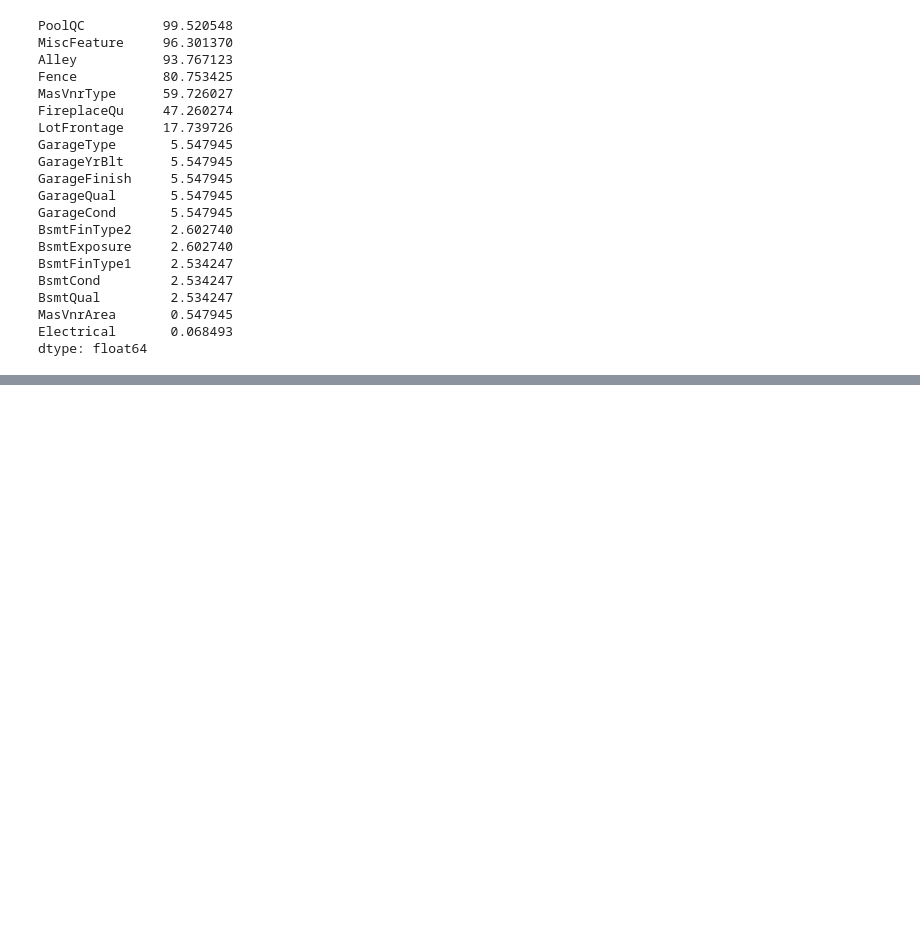
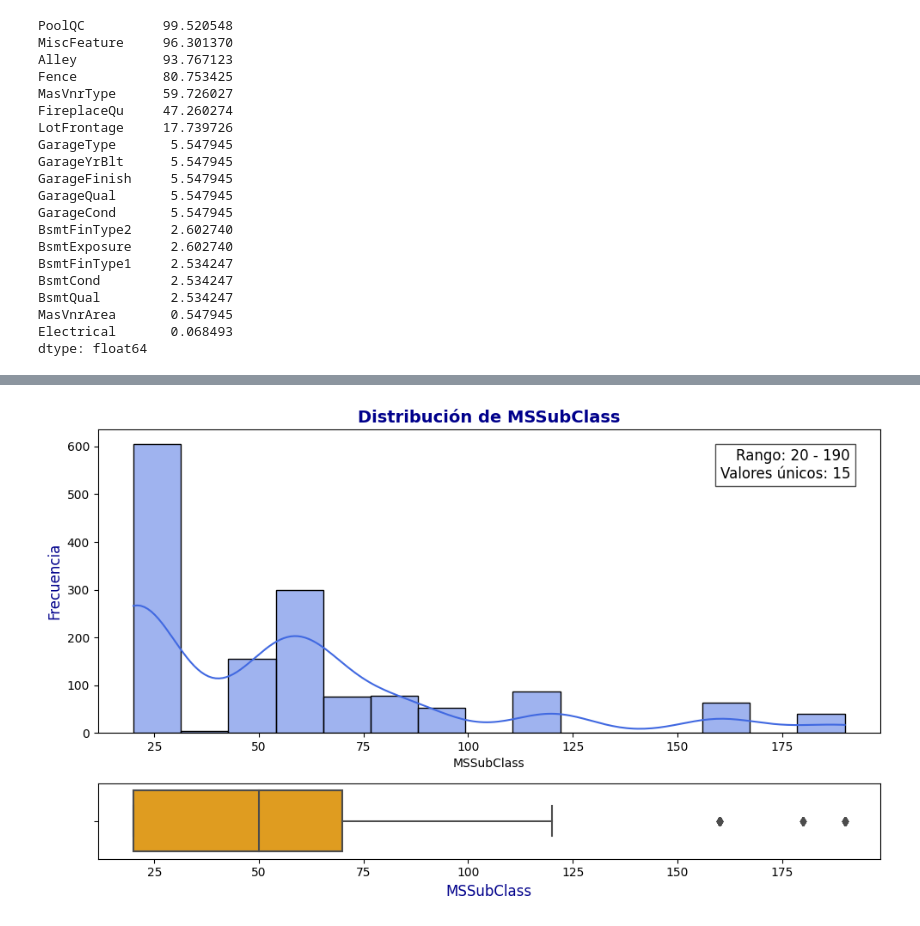
Before and after one commit to 1Dnns/Regression-Projects, a Jupyter notebook: House Prices/notebooks/EDA.ipynb, the cells around one changed output, grey strips where cells are left out. Cells and saved outputs as stored; diff of their text form; code cells hidden in the pictures; blank space fills up the shorter version.

```diff
--- a/House Prices/notebooks/EDA.ipynb
+++ b/House Prices/notebooks/EDA.ipynb
@@ -183,0 +202,3 @@ dtype: float64
+# %%
+datos_num =data_train.select_dtypes(include=['float64', 'int64'])
+datos_num
@@ -183,0 +219,6 @@ dtype: float64
+# %%
+name_col_num = datos_num.columns.to_list()
+# %%
+analizar_columna_num(name_col_num[1], datos_num)
+# %% [output]
+[figure, added]
```
Also changed, not shown: parts of 52 cells of this notebook, 1 other file.
